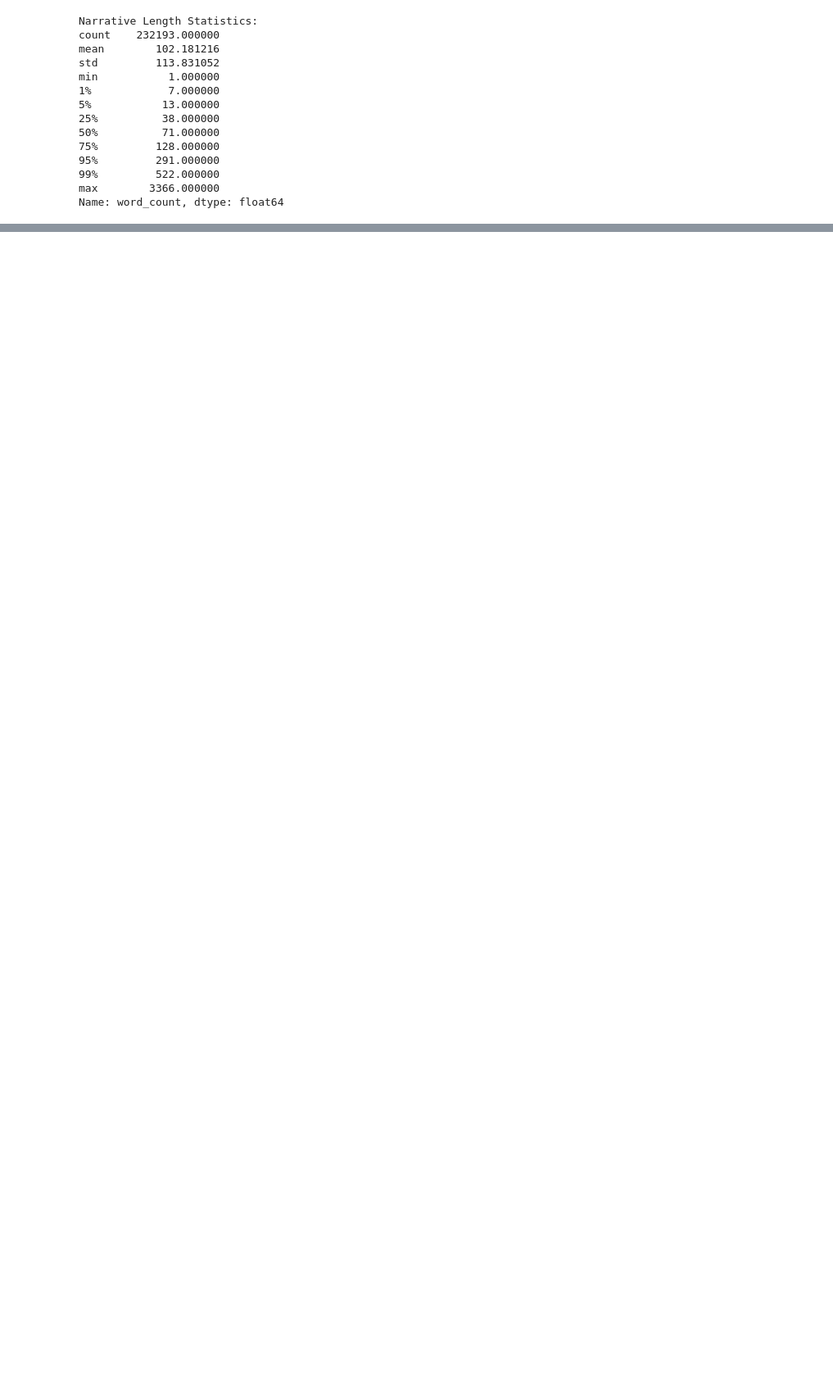
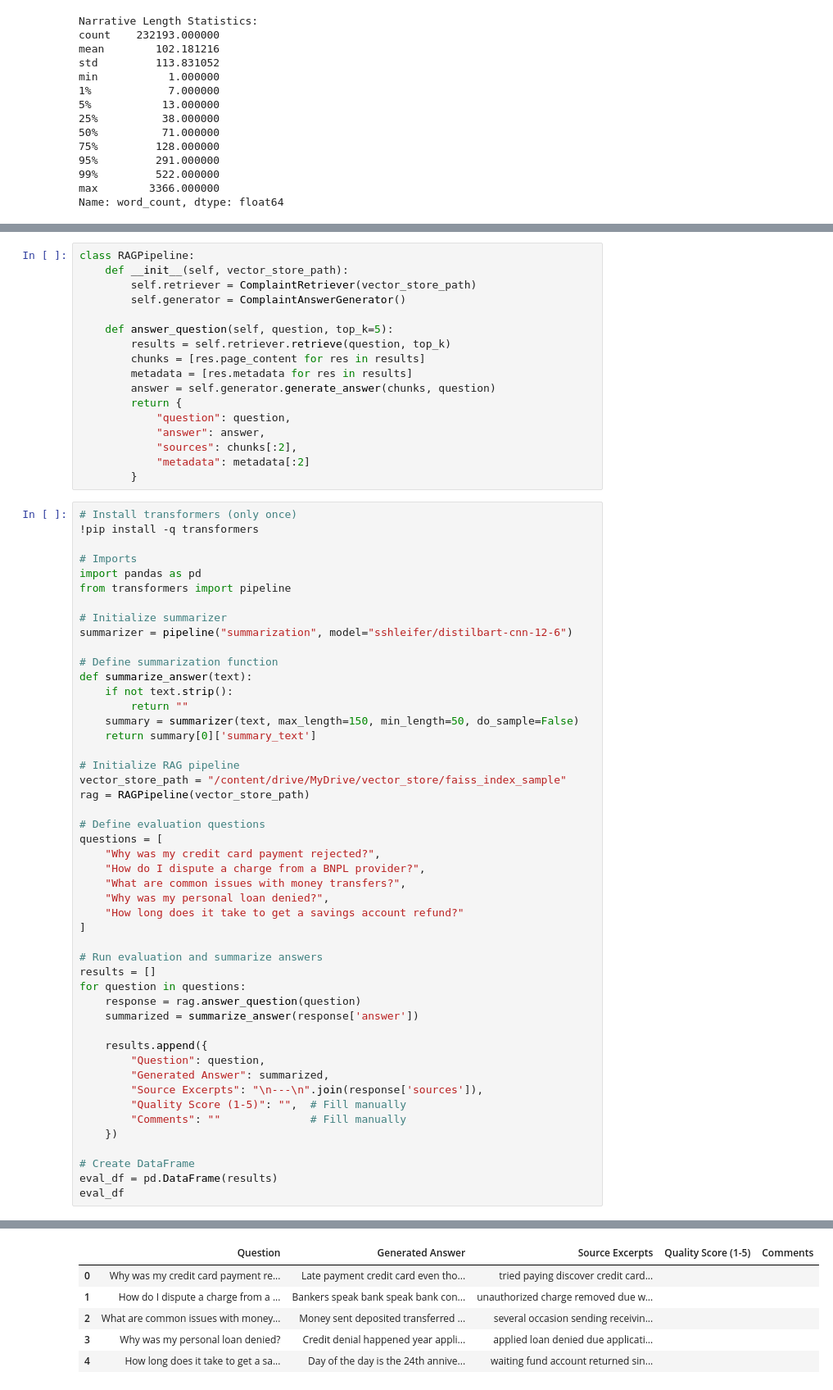
Before and after one commit to yesufma/credi-trust-rag-chatbot, a Jupyter notebook: notebooks/CrediTrust_RAG_Complaint_Analysis.ipynb, the cells around one changed output, grey strips where cells are left out. Shown: that part at 82% size. Saved outputs shown, nothing was run; the diff lists cells and outputs as text; blank space fills up the shorter version.

```diff
--- a/notebooks/CrediTrust_RAG_Complaint_Analysis.ipynb
+++ b/notebooks/CrediTrust_RAG_Complaint_Analysis.ipynb
@@ -306,0 +452,66 @@ total 478M
+# %%
+class RAGPipeline:
+    def __init__(self, vector_store_path):
+        self.retriever = ComplaintRetriever(vector_store_path)
+        self.generator = ComplaintAnswerGenerator()
+
+    def answer_question(self, question, top_k=5):
+        results = self.retriever.retrieve(question, top_k)
+        chunks = [res.page_content for res in results]
+        metadata = [res.metadata for res in results]
+        answer = self.generator.generate_answer(chunks, question)
+        return {
+            "question": question,
+            "answer": answer,
+            "sources": chunks[:2],
+            "metadata": metadata[:2]
+        }
+# %%
+# Install transformers (only once)
+!pip install -q transformers
+
+# Imports
+import pandas as pd
+from transformers import pipeline
+
+# Initialize summarizer
+summarizer = pipeline("summarization", model="sshleifer/distilbart-cnn-12-6")
+
+# Define summarization function
+def summarize_answer(text):
+    if not text.strip():
+        return ""
+    summary = summarizer(text, max_length=150, min_length=50, do_sample=False)
+    return summary[0]['summary_text']
+
+# Initialize RAG pipeline
+vector_store_path = "/content/drive/MyDrive/vector_store/faiss_index_sample"
+rag = RAGPipeline(vector_store_path)
+
+# Define evaluation questions
+questions = [
+    "Why was my credit card payment rejected?",
+    "How do I dispute a charge from a BNPL provider?",
+    "What are common issues with money transfers?",
+    "Why was my personal loan denied?",
+    "How long does it take to get a savings account refund?"
+]
+
+# Run evaluation and summarize answers
+results = []
+for question in questions:
+    response = rag.answer_question(question)
+    summarized = summarize_answer(response['answer'])
+
+    results.append({
+        "Question": question,
+        "Generated Answer": summarized,
+        "Source Excerpts": "\n---\n".join(response['sources']),
+        "Quality Score (1-5)": "",  # Fill manually
+        "Comments": ""              # Fill manually
+    })
+
+# Create DataFrame
+eval_df = pd.DataFrame(results)
+eval_df
+# %% [output]
@@ -306,0 +525,6 @@ total 478M
+|  | Question | Generated Answer | Source Excerpts | Quality Score (1-5) | Comments |
+| 0 | Why was my credit card payment re... | Late payment credit card even tho... | tried paying discover credit card... |  |  |
+| 1 | How do I dispute a charge from a ... | Bankers speak bank speak bank con... | unauthorized charge removed due w... |  |  |
+| 2 | What are common issues with money... | Money sent deposited transferred ... | several occasion sending receivin... |  |  |
+| 3 | Why was my personal loan denied? | Credit denial happened year appli... | applied loan denied due applicati... |  |  |
+| 4 | How long does it take to get a sa... | Day of the day is the 24th annive... | waiting fund account returned sin... |  |  |
```
Also changed, not shown: parts of 18 cells of this notebook.
